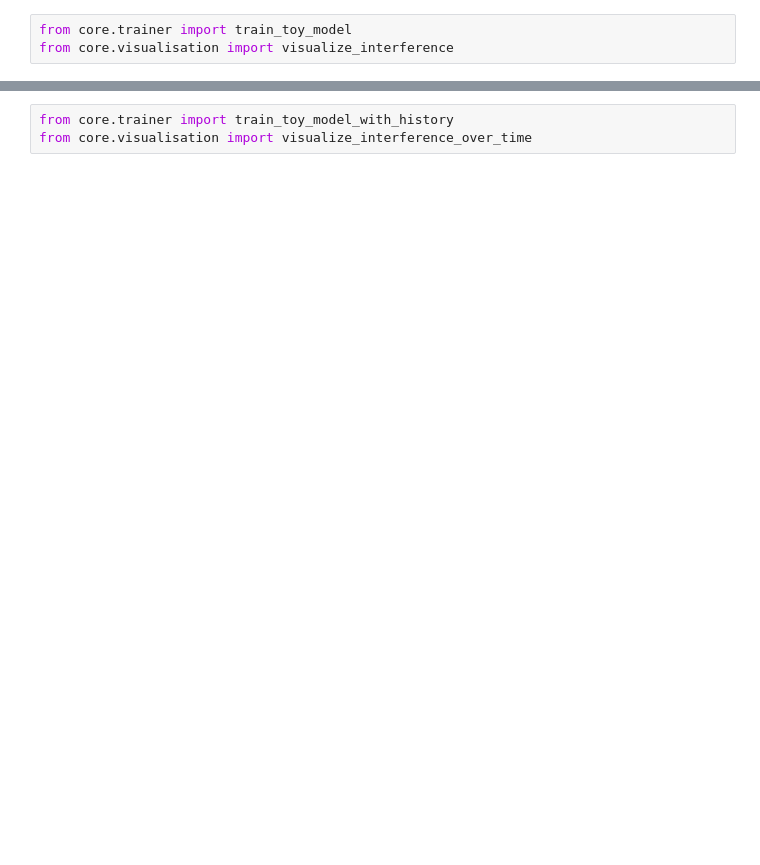
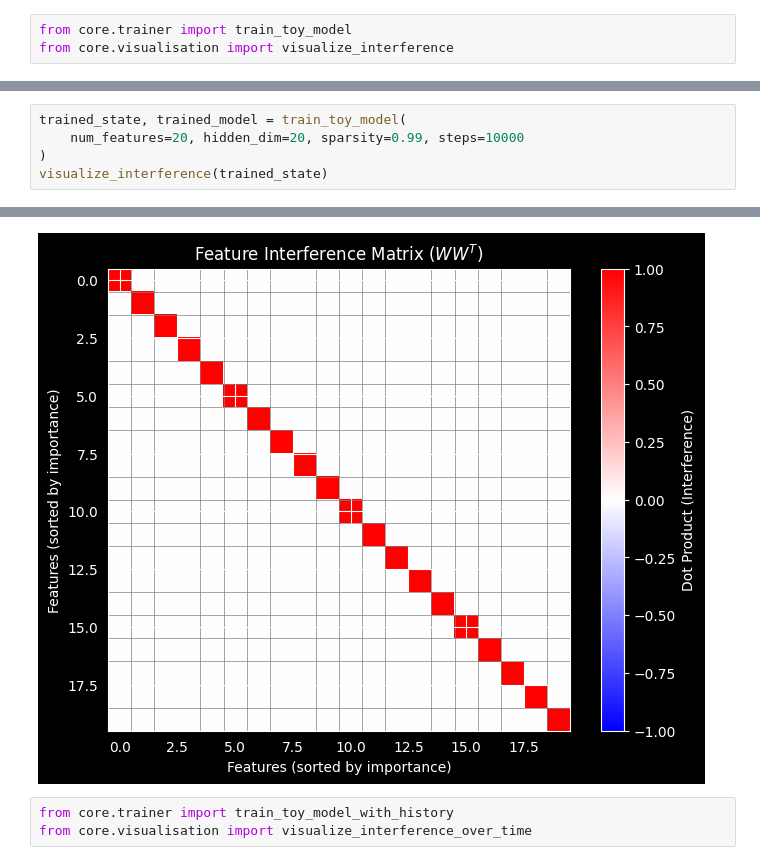
Before and after one commit to rashomon-gh/toy-model-superposition, a Jupyter notebook: notebooks/superposition.ipynb, the cells around one changed output, grey strips where cells are left out. Saved outputs shown, nothing was run; the diff lists cells and outputs as text; blank space fills up the shorter version.

```diff
--- a/notebooks/superposition.ipynb
+++ b/notebooks/superposition.ipynb
@@ -21,0 +37,6 @@ visualize_interference(trained_state)
+# %%
+trained_state, trained_model = train_toy_model(
+    num_features=20, hidden_dim=20, sparsity=0.99, steps=10000
+)
+visualize_interference(trained_state)
+# %% [output]
@@ -22,3 +53,4 @@ visualize_interference(trained_state)
+[figure, added]
 # %%
 from core.trainer import train_toy_model_with_history
 from core.visualisation import visualize_interference_over_time
```
Also changed, not shown: parts of 15 cells of this notebook, 1 other file.
